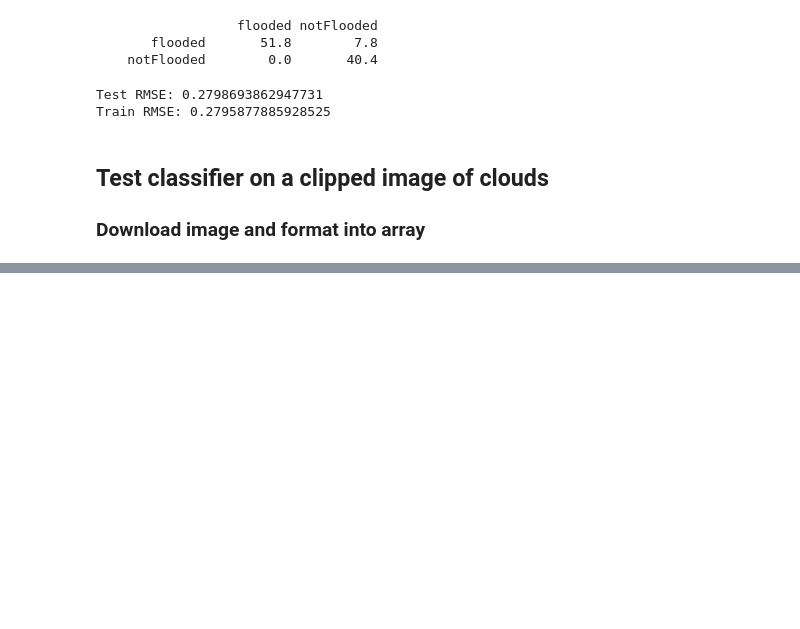
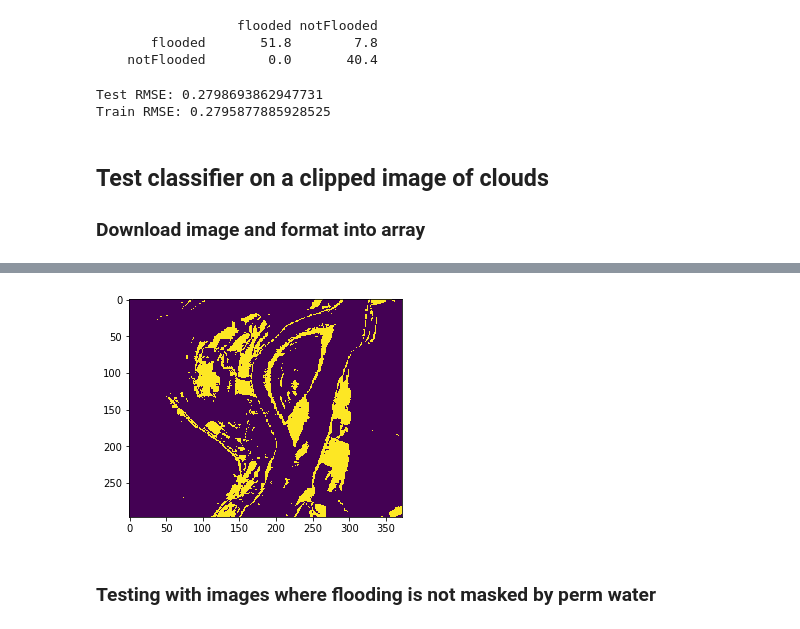
Before and after one commit to ianpdavies/cloudy_flood_prediction, a Jupyter notebook: notebooks/classifier_training.ipynb, the cells around one changed output, grey strips where cells are left out. Saved outputs shown, nothing was run; the diff lists cells and outputs as text; code cells hidden in the pictures; blank space fills up the shorter version.

```diff
--- a/notebooks/classifier_training.ipynb
+++ b/notebooks/classifier_training.ipynb
@@ -350,3 +474,15 @@ arr2 = rasterToArray('../data/images/clouds2')
+# %%
+# Actual flooding
+
+with rasterio.open(path2 + '/stack/stack.tif', 'r') as ds:
+        shape = ds.read(1).shape
+        Ymap = np.array(Y)
+        Ymap = Ymap.reshape(shape)
+        plt.imshow(Ymap)
+# %% [output]
+[figure, added]
+# %% [markdown]
+### Testing with images where flooding is not masked by perm water
 # %%
 # %% [output]
 True
```
Also changed, not shown: parts of 11 cells of this notebook.
